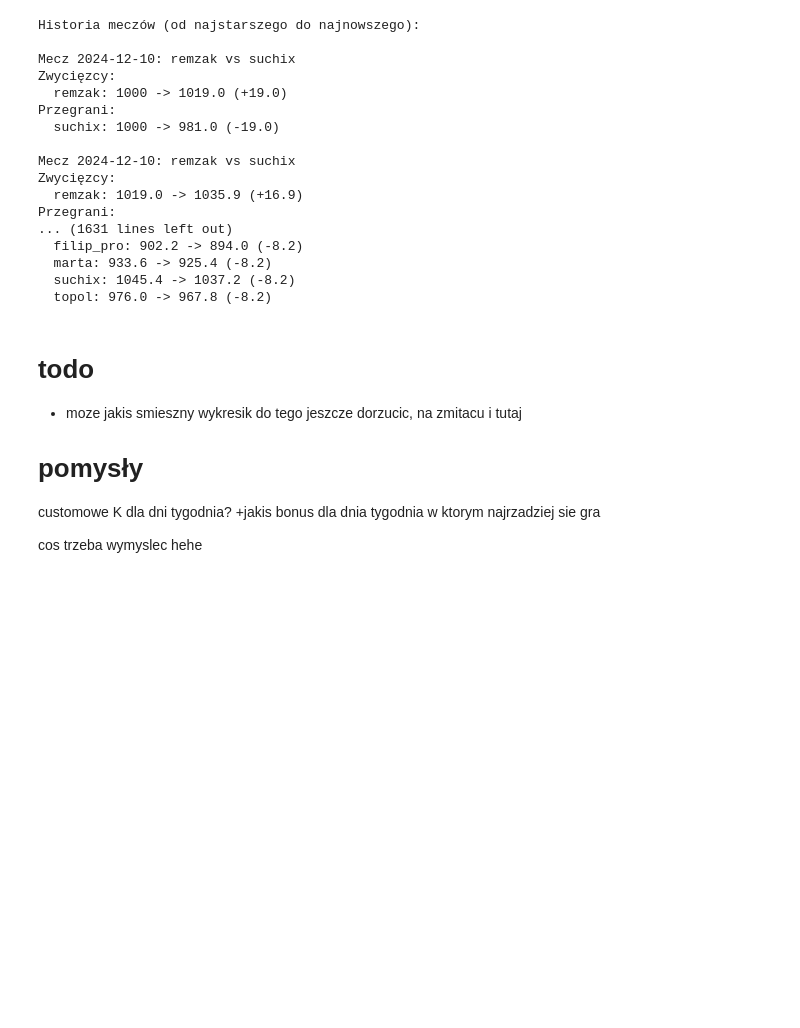
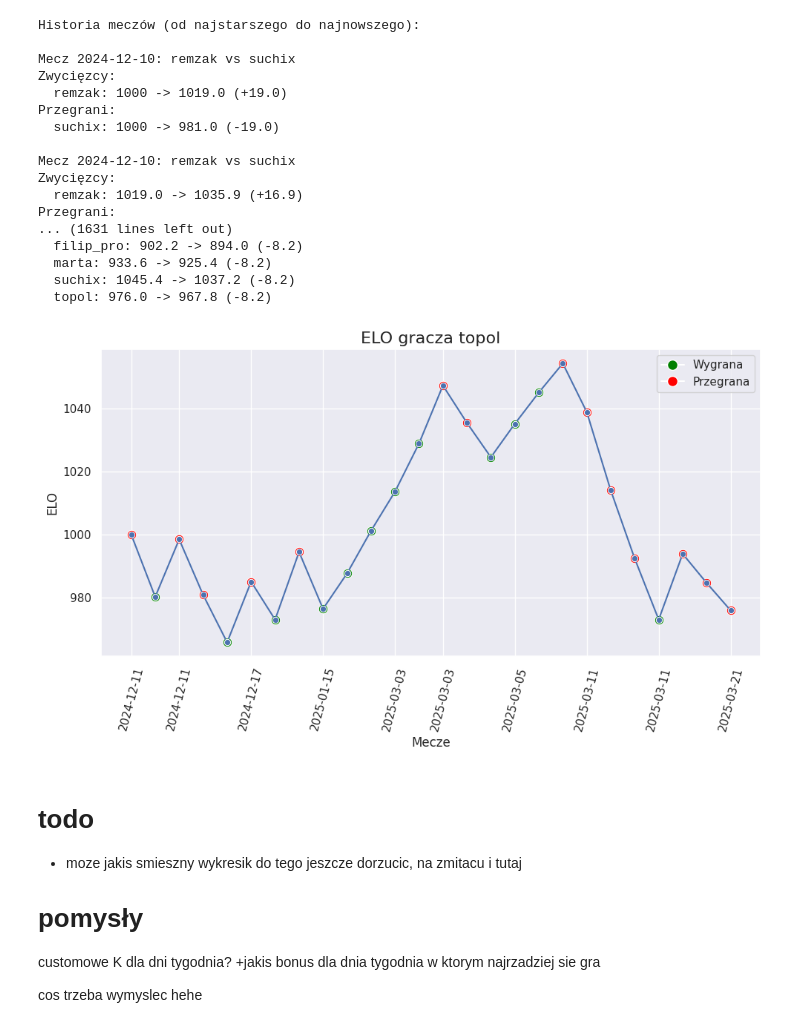
Before and after one commit to suchencjusz/zmitac2, a Jupyter notebook: utils/elo.ipynb, the cells around one changed output. Drawn from its saved outputs; the diff is of its cells as text; code cells hidden in the pictures; blank space fills up the shorter version.

Commit message:
wip: elo sim graph

```diff
--- a/utils/elo.ipynb
+++ b/utils/elo.ipynb
@@ -265,6 +268,71 @@ Przegrani:
   marta: 933.6 -> 925.4 (-8.2)
   suchix: 1045.4 -> 1037.2 (-8.2)
   topol: 976.0 -> 967.8 (-8.2)
+# %%
+# support class for graphing
+class PlayerStatsInTime(Player):
+    def __init__(self, elo, date, result=None):
+        self.elo = elo
+        self.date = date
+        self.result = result
+
+def get_player_stats_in_time(player):
+    stats = []
+    for match in matches:
+        for mp in match.match_players:
+            if mp.player == player:
+                stats.append(PlayerStatsInTime(mp.elo_before, match.date,
+                                             "Win" if mp.is_winner else "Loss"))
+    return stats
+
+import matplotlib.pyplot as plt
+import seaborn as sns
+import pandas as pd
+from datetime import datetime
+from matplotlib.lines import Line2D
+
+sns.set_theme(style="darkgrid")
+
+# FOR PLAYER:
+player = get_player_by_nick("topol")
+stats = get_player_stats_in_time(player)
+
+data = {
+    'date': [datetime.strptime(s.date, "%Y-%m-%d %H:%M:%S") for s in stats],
+    'elo': [s.elo for s in stats],
+    'result': [s.result for s in stats]
+}
+df = pd.DataFrame(data)
+df = df.sort_values('date')
+
+df['match_num'] = range(len(df))
+
+plt.figure(figsize=(10, 6))
+sns.lineplot(data=df, x='match_num', y='elo', marker='o')
+
+sns.scatterplot(data=df[df['result'] == 'Win'], x='match_num', y='elo', color='green', s=80)
+sns.scatterplot(data=df[df['result'] == 'Loss'], x='match_num', y='elo', color='red', s=80)
+
+num_ticks = min(10, len(df))
+tick_indices = [int(i * (len(df)-1) / (num_ticks-1)) for i in range(num_ticks)] if num_ticks > 1 else [0]
+tick_labels = [df.iloc[i]['date'].strftime('%Y-%m-%d') for i in tick_indices]
+
+plt.xticks(tick_indices, tick_labels, rotation=75)
+
+plt.title(f"ELO gracza {player.nick}", fontsize=16)
+plt.xlabel("Mecze", fontsize=12)
+plt.ylabel("ELO", fontsize=12)
+
+legend_elements = [
+    Line2D([0], [0], marker='o', color='w', markerfacecolor='green', markersize=10, label='Wygrana'),
+    Line2D([0], [0], marker='o', color='w', markerfacecolor='red', markersize=10, label='Przegrana')
+]
+plt.legend(handles=legend_elements)
+
+plt.tight_layout()
+plt.show()
+# %% [output]
+[figure, added]
 # %% [markdown]
 # todo
 - moze jakis smieszny wykresik do tego jeszcze dorzucic, na zmitacu i tutaj
```
Also changed, not shown: parts of 1 cell of this notebook.
